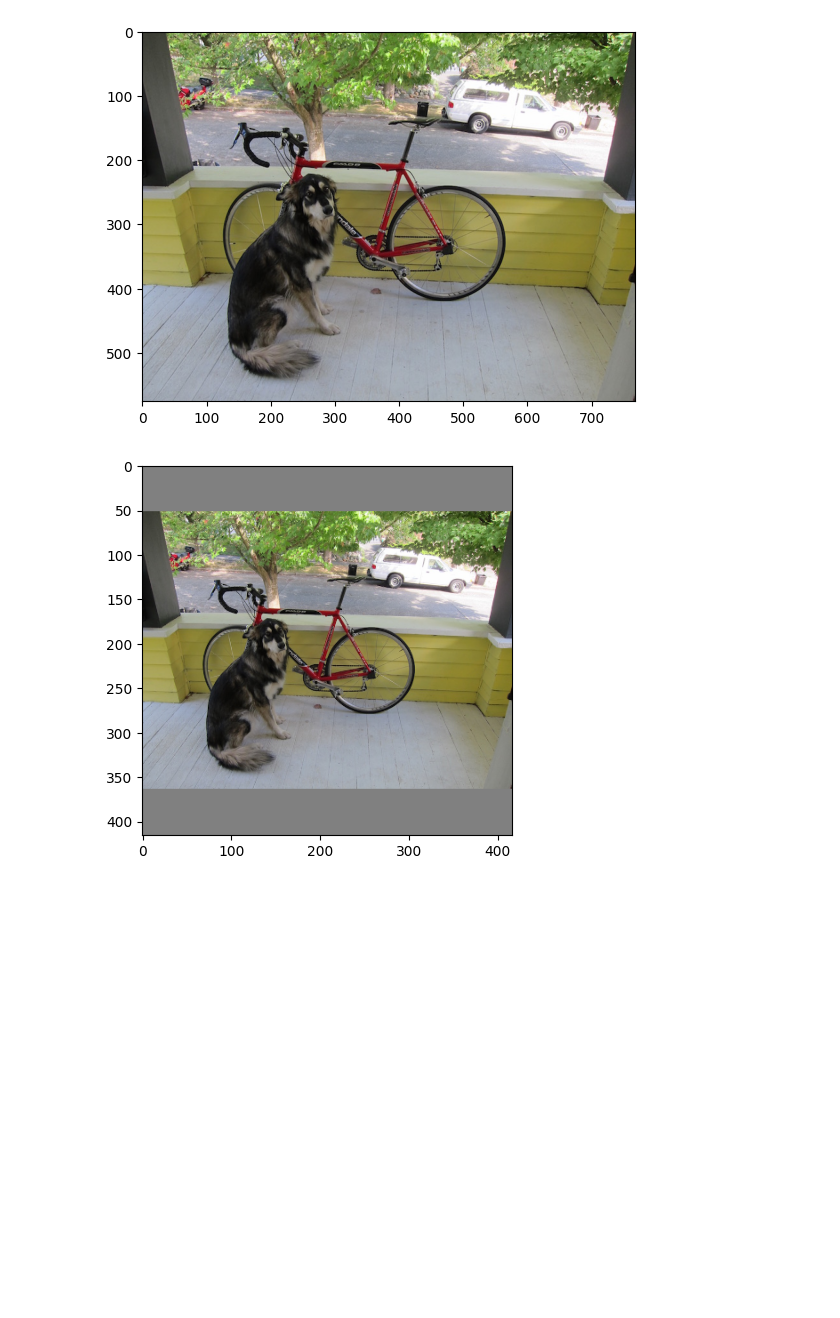
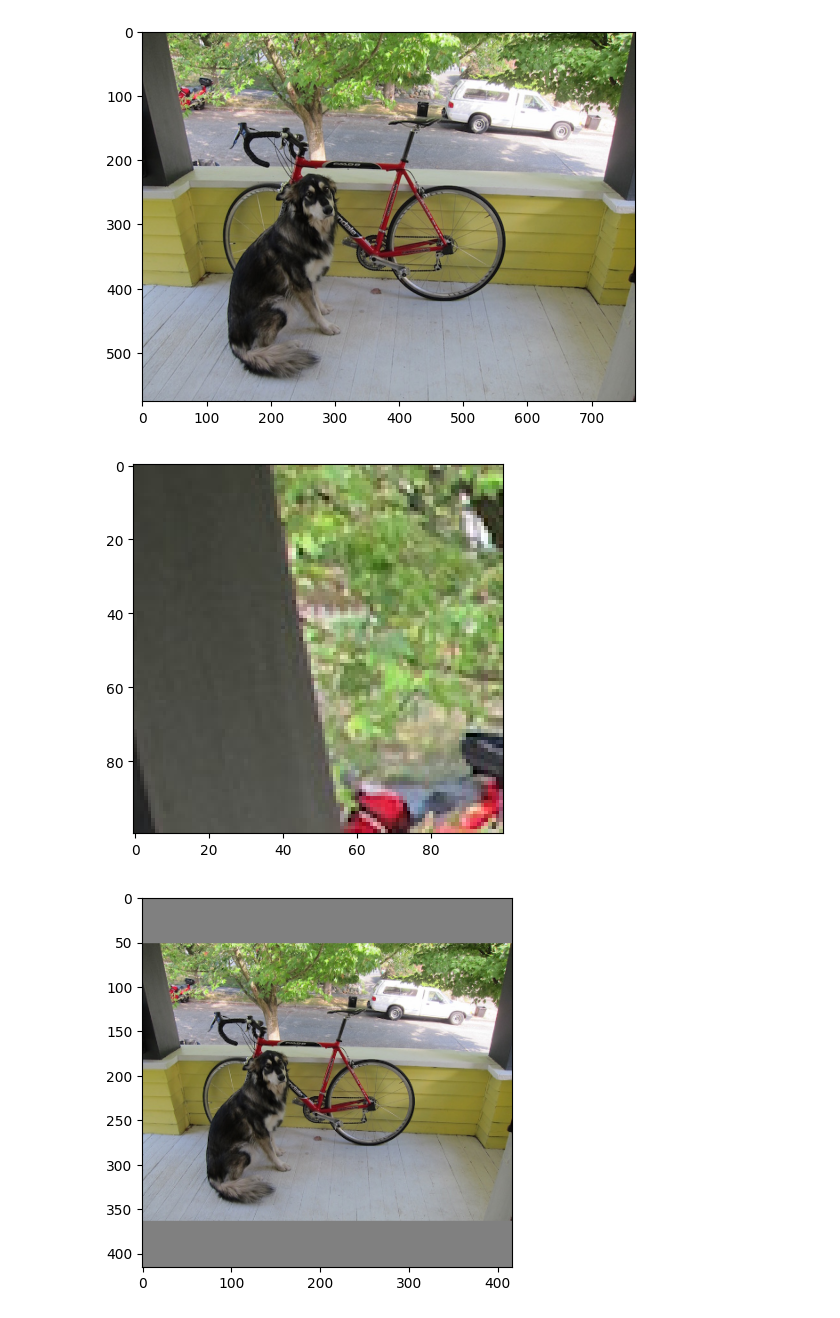
Before and after one commit to sei-cfrank/CVIntro, a Jupyter notebook: exercises/Exercise4.ipynb, the cells around one changed output. Cells and saved outputs as stored; diff of their text form; code cells hidden in the pictures; blank space fills up the shorter version.

```diff
--- a/exercises/Exercise4.ipynb
+++ b/exercises/Exercise4.ipynb
@@ -101,6 +124,13 @@ plt.imshow(arr2)
 plt.show()
 # %% [output]
 [figure]
+# %%
+# cropping the image is a simple as indexing the array
+cropped = arr2[:100,:100,:]
+plt.imshow(cropped)
+plt.show()
+# %% [output]
+[figure, added]
 # %%
 # letterbox procedure
 def letterbox(src, dest_shape):
```
Also changed, not shown: parts of 15 cells of this notebook.
